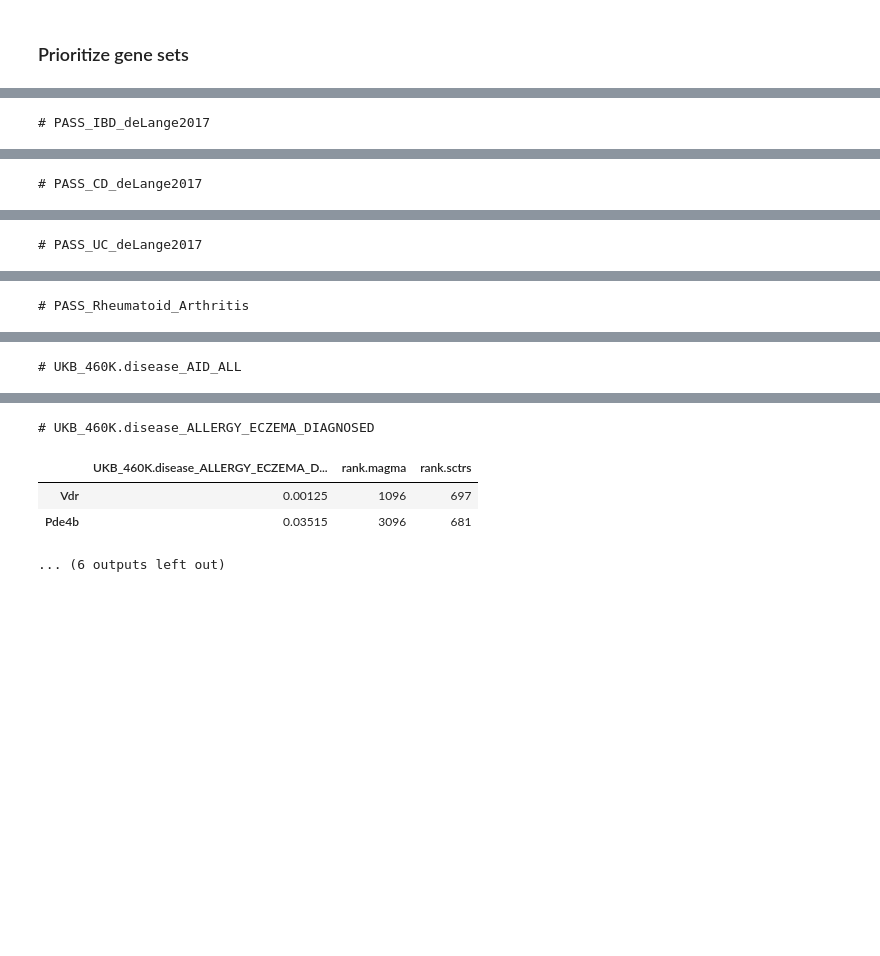
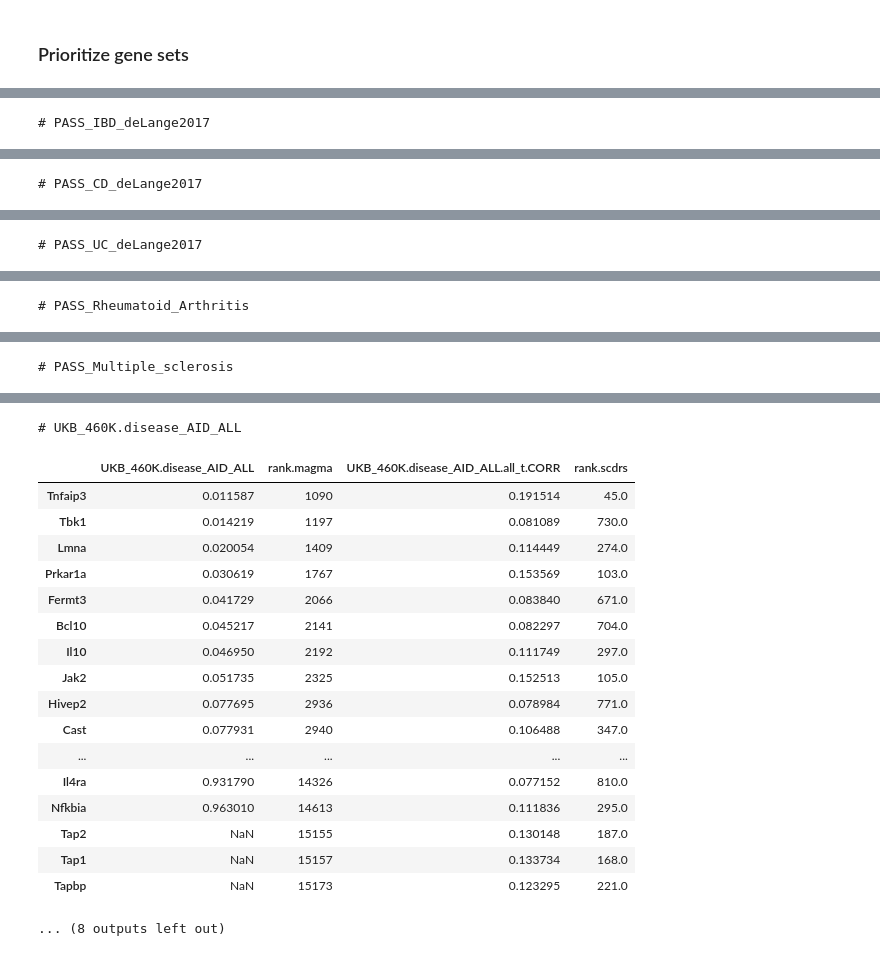
Before and after one commit to martinjzhang/scDRS, a Jupyter notebook: experiments/job.case_tcell/s3_analysis_tcell.ipynb, the cells around one changed output, grey strips where cells are left out. Cells and saved outputs as stored; diff of their text form; code cells hidden in the pictures; blank space fills up the shorter version.

```diff
--- a/experiments/job.case_tcell/s3_analysis_tcell.ipynb
+++ b/experiments/job.case_tcell/s3_analysis_tcell.ipynb
@@ -934,0 +879,13 @@ for gs_ref in ['Fang_NG_2019', 'Freund_AJHG_2018']:
+# %%
+# Compute scDRS correlations (MC test)
+gene_list = sorted(background_set)
+df_corr_scdrs = pd.DataFrame(index=gene_list)
+for tpop in dic_tpop:
+    cell_list = dic_tpop[tpop].copy()
+    temp_adata = dic_data_raw[ds][cell_list, gene_list].copy()
+    mat_expr = temp_adata.X.toarray().copy()
+
+    for trait in trait_list:
+        v_corr = md._pearson_corr(mat_expr, dic_score[score].loc[cell_list, '%s.norm_score'%trait].values)
+        df_corr_scdrs['%s.%s.CORR'%(trait,tpop)] = v_corr
+        print(tpop, trait)
@@ -954,5 +1015,0 @@ for res in ['gwas', 'sctrs', 'tcell']:
-# %%
-df_magma = pd.read_csv('/n/holystore01/LABS/price_lab/Users/mjzhang/scTRS_data/gene_annotation/MAGMA-v108/'
-                       'MAGMA_v108_GENE_10_PSTAT.txt', sep='\t')
-df_magma.index = [dic_map[x] if x in dic_map else 'non-map' for x in df_magma.index]
-df_magma = df_magma.loc[df_magma.index!='non-map'].copy()
@@ -959,20 +1113,28 @@ df_magma = df_magma.loc[df_magma.index!='non-map'].copy()
 # %%
-# Find examples
+# Find scDRS only examples
+tpop = 'all_t'
 for trait in dic_ref:
-    gs_sctrs = dic_gs['%s.sctrs'%(trait)] & background_set
+    # Get scDRS-only gs
+    gs_scdrs = dic_gs['%s.%s.scdrs'%(trait,tpop)] & background_set
     gs_gwas = dic_gs['%s.gwas'%(trait)] & background_set
     gs_set_ref = dic_gs['%s.ref'%trait] & background_set
-    gs = (gs_sctrs-gs_gwas) & gs_set_ref
+    gs = (gs_scdrs-gs_gwas) & gs_set_ref
 
-    temp_df = df_magma[[trait]].copy()
-    temp_df.sort_values(trait, inplace=True)
-    temp_df['rank.magma'] = np.arange(temp_df.shape[0])+1
-    temp_df = temp_df.loc[[x in gs for x in temp_df.index]]
-    temp_df = temp_df.join(dic_corr_sctrs[trait][['rank.sctrs']])
+    # MAGMA RANK
+    df_res = df_magma[[trait]].copy()
+    df_res.sort_values(trait, inplace=True)
+    df_res['rank.magma'] = np.arange(df_res.shape[0])+1
+
+    # scDRS RANK
+    temp_df = df_corr_scdrs[['%s.%s.CORR'%(trait,tpop)]].copy()
+    temp_df.sort_values(by='%s.%s.CORR'%(trait,tpop), ascending=False, inplace=True)
+    temp_df['rank.scdrs'] = np.arange(temp_df.shape[0])+1
+
+    df_res = df_res.join(temp_df)
+    df_res = df_res.loc[[x in gs for x in df_res.index]]
 
     print('# %s'%(trait))
-    display(temp_df)
-
+    display(df_res)
 #     break
 # %% [output]
 # PASS_IBD_deLange2017
@@ -1019 +1185 @@ for trait in dic_ref:
-# UKB_460K.disease_AID_ALL
+# PASS_Multiple_sclerosis
@@ -1037,5 +1192,19 @@ for trait in dic_ref:
-# UKB_460K.disease_ALLERGY_ECZEMA_DIAGNOSED
+# UKB_460K.disease_AID_ALL
-|  | UKB_460K.disease_ALLERGY_ECZEMA_D... | rank.magma | rank.sctrs |
-| Vdr | 0.00125 | 1096 | 697 |
-| Pde4b | 0.03515 | 3096 | 681 |
+|  | UKB_460K.disease_AID_ALL | rank.magma | UKB_460K.disease_AID_ALL.all_t.CORR | rank.scdrs |
+| Tnfaip3 | 0.011587 | 1090 | 0.191514 | 45.0 |
+| Tbk1 | 0.014219 | 1197 | 0.081089 | 730.0 |
+| Lmna | 0.020054 | 1409 | 0.114449 | 274.0 |
+| Prkar1a | 0.030619 | 1767 | 0.153569 | 103.0 |
+| Fermt3 | 0.041729 | 2066 | 0.083840 | 671.0 |
+| Bcl10 | 0.045217 | 2141 | 0.082297 | 704.0 |
+| Il10 | 0.046950 | 2192 | 0.111749 | 297.0 |
+| Jak2 | 0.051735 | 2325 | 0.152513 | 105.0 |
+| Hivep2 | 0.077695 | 2936 | 0.078984 | 771.0 |
+| Cast | 0.077931 | 2940 | 0.106488 | 347.0 |
+| ... | ... | ... | ... | ... |
+| Il4ra | 0.931790 | 14326 | 0.077152 | 810.0 |
+| Nfkbia | 0.963010 | 14613 | 0.111836 | 295.0 |
+| Tap2 | NaN | 15155 | 0.130148 | 187.0 |
+| Tap1 | NaN | 15157 | 0.133734 | 168.0 |
+| Tapbp | NaN | 15173 | 0.123295 | 221.0 |
-... (6 outputs left out)
+... (8 outputs left out)
```
Also changed, not shown: parts of 59 cells of this notebook, 14 other files.
